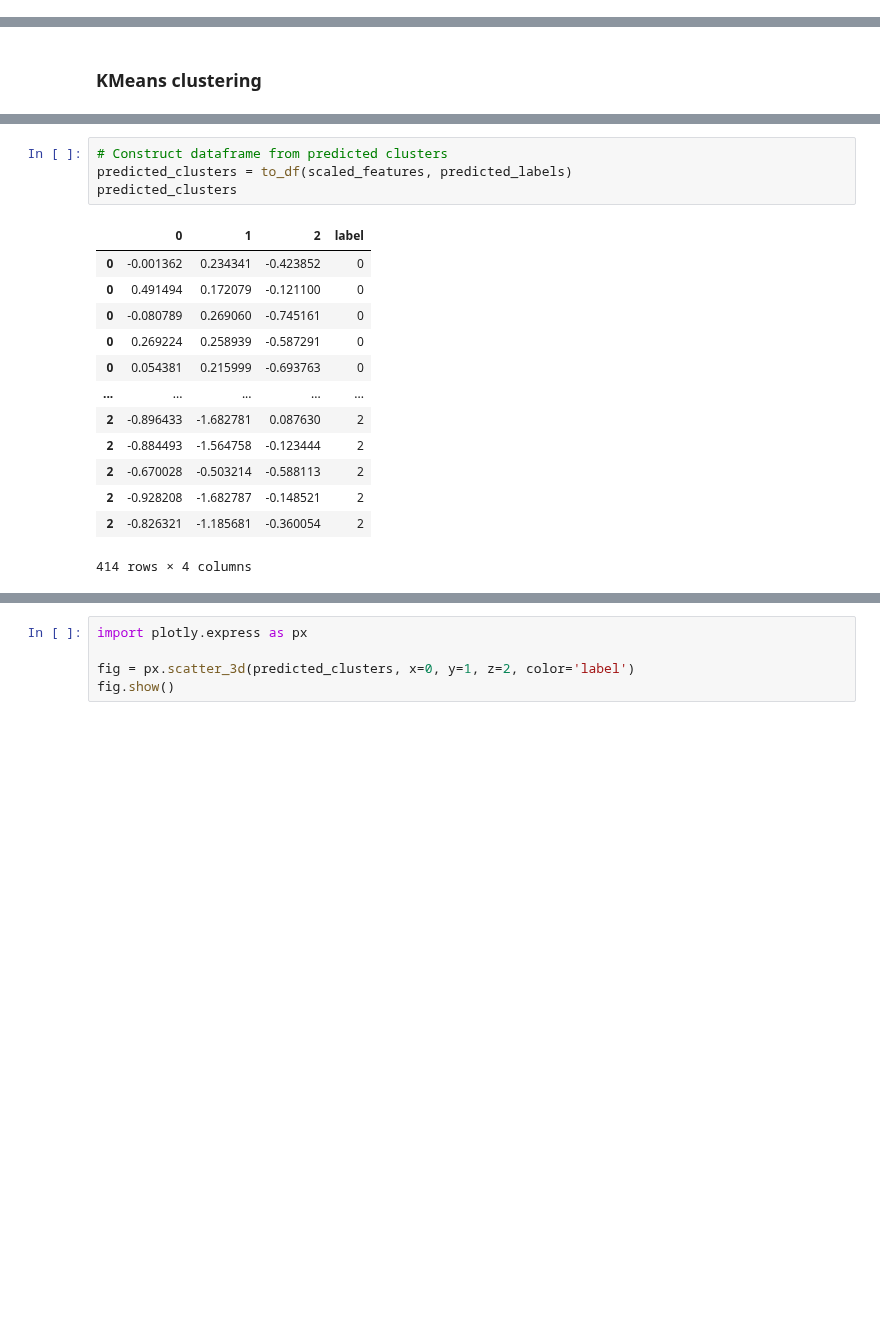
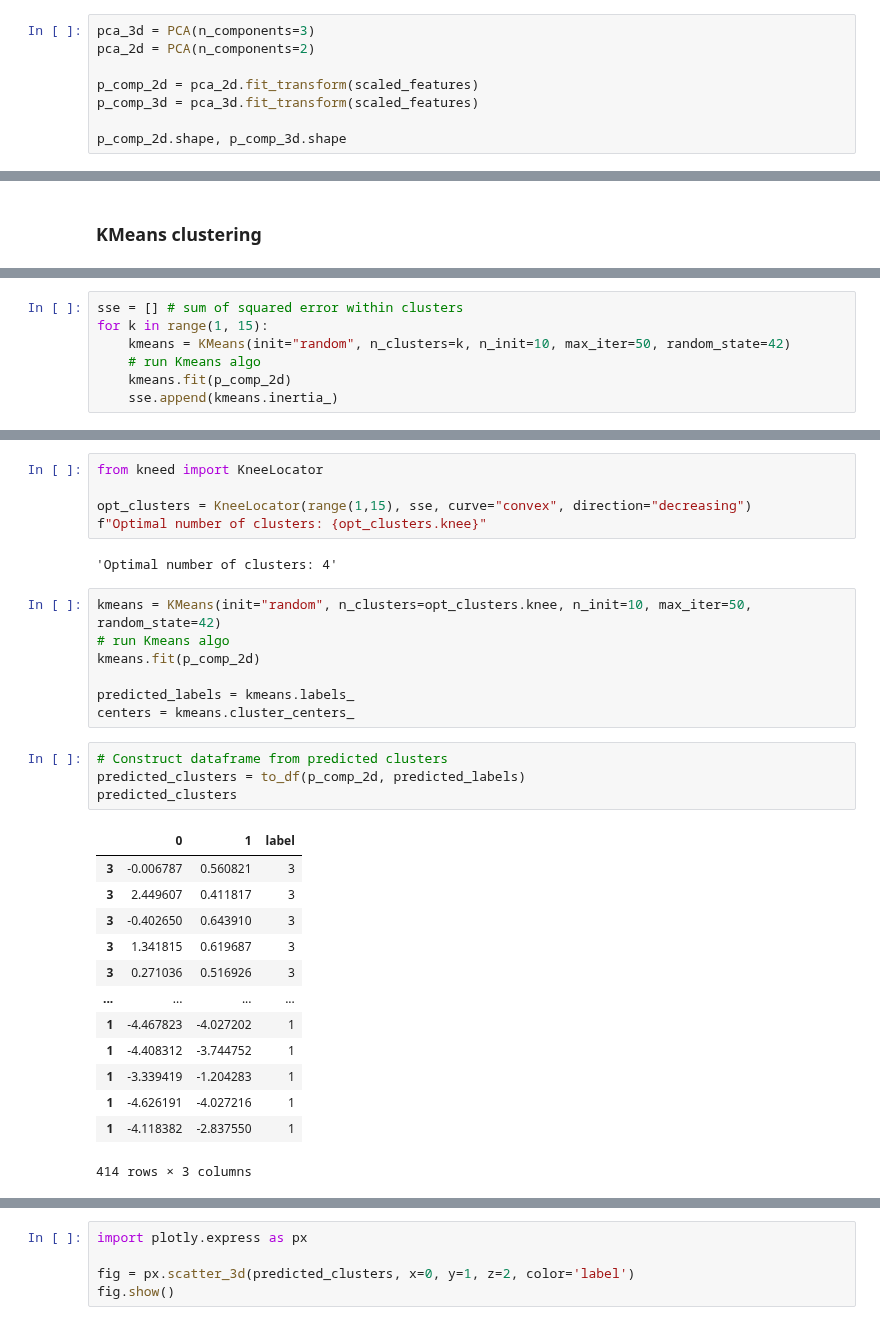
Before and after one commit to DeepLabCutAIResidency/DLC_AI2024, a Jupyter notebook: analysis_pipeline/kmeans_demo_pose_pov.ipynb, the cells around one changed output, grey strips where cells are left out. Saved outputs shown, nothing was run; the diff lists cells and outputs as text; blank space fills up the shorter version.

Commit message:
Kmeans clustering on annotation vectors + pca

```diff
--- a/analysis_pipeline/kmeans_demo_pose_pov.ipynb
+++ b/analysis_pipeline/kmeans_demo_pose_pov.ipynb
@@ -114,0 +112,8 @@ p_comp = pca.fit_transform(scaled_features)
+# %%
+pca_3d = PCA(n_components=3)
+pca_2d = PCA(n_components=2)
+
+p_comp_2d = pca_2d.fit_transform(scaled_features)
+p_comp_3d = pca_3d.fit_transform(scaled_features)
+
+p_comp_2d.shape, p_comp_3d.shape
@@ -120,0 +128,7 @@ scaled_features, centers, predicted_labels = keypoint_kmeans(n_clusters, p_comp)
+# %%
+sse = [] # sum of squared error within clusters
+for k in range(1, 15):
+    kmeans = KMeans(init="random", n_clusters=k, n_init=10, max_iter=50, random_state=42)
+    # run Kmeans algo
+    kmeans.fit(p_comp_2d)
+    sse.append(kmeans.inertia_)
@@ -121,18 +140,32 @@ scaled_features, centers, predicted_labels = keypoint_kmeans(n_clusters, p_comp)
+# %%
+from kneed import KneeLocator
+
+opt_clusters = KneeLocator(range(1,15), sse, curve="convex", direction="decreasing")
+f"Optimal number of clusters: {opt_clusters.knee}"
+# %% [output]
+'Optimal number of clusters: 4'
+# %%
+kmeans = KMeans(init="random", n_clusters=opt_clusters.knee, n_init=10, max_iter=50, random_state=42)
+# run Kmeans algo
+kmeans.fit(p_comp_2d)
+
+predicted_labels = kmeans.labels_
+centers = kmeans.cluster_centers_
 # %%
 # Construct dataframe from predicted clusters
-predicted_clusters = to_df(scaled_features, predicted_labels)
+predicted_clusters = to_df(p_comp_2d, predicted_labels)
 predicted_clusters
 # %% [output]
-|  | 0 | 1 | 2 | label |
-| 0 | -0.001362 | 0.234341 | -0.423852 | 0 |
-| 0 | 0.491494 | 0.172079 | -0.121100 | 0 |
-| 0 | -0.080789 | 0.269060 | -0.745161 | 0 |
-| 0 | 0.269224 | 0.258939 | -0.587291 | 0 |
-| 0 | 0.054381 | 0.215999 | -0.693763 | 0 |
-| ... | ... | ... | ... | ... |
-| 2 | -0.896433 | -1.682781 | 0.087630 | 2 |
-| 2 | -0.884493 | -1.564758 | -0.123444 | 2 |
-| 2 | -0.670028 | -0.503214 | -0.588113 | 2 |
-| 2 | -0.928208 | -1.682787 | -0.148521 | 2 |
-| 2 | -0.826321 | -1.185681 | -0.360054 | 2 |
+|  | 0 | 1 | label |
+| 3 | -0.006787 | 0.560821 | 3 |
+| 3 | 2.449607 | 0.411817 | 3 |
+| 3 | -0.402650 | 0.643910 | 3 |
+| 3 | 1.341815 | 0.619687 | 3 |
+| 3 | 0.271036 | 0.516926 | 3 |
+| ... | ... | ... | ... |
+| 1 | -4.467823 | -4.027202 | 1 |
+| 1 | -4.408312 | -3.744752 | 1 |
+| 1 | -3.339419 | -1.204283 | 1 |
+| 1 | -4.626191 | -4.027216 | 1 |
+| 1 | -4.118382 | -2.837550 | 1 |
-414 rows × 4 columns
+414 rows × 3 columns
```
Also changed, not shown: parts of 22 cells of this notebook.
